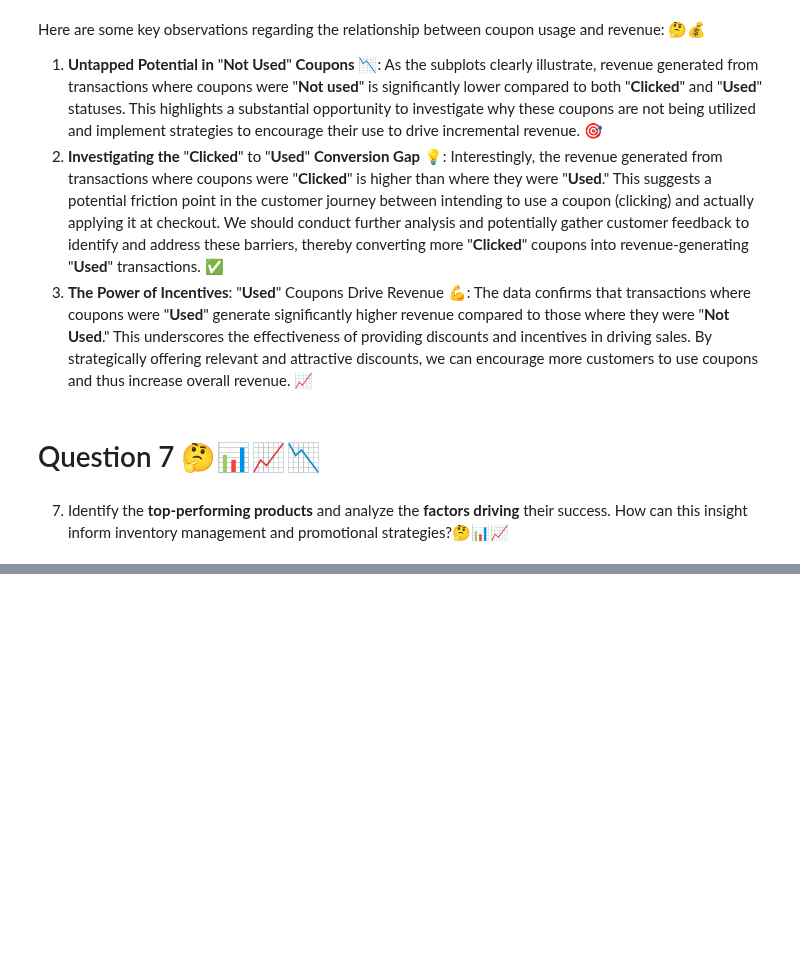
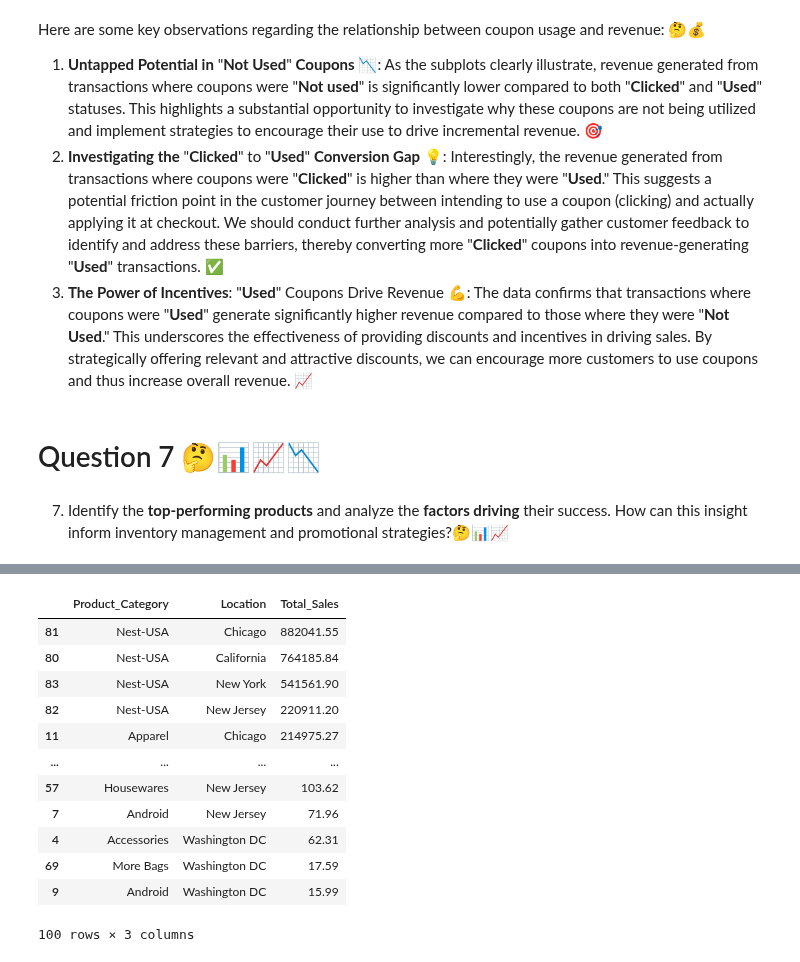
Before and after one commit to Smita569/E-commerce_Marketing_and_sales, a Jupyter notebook: E_commerce_Marketing_and_sales_Business_Case.ipynb, the cells around one changed output, grey strips where cells are left out. Drawn from its saved outputs; the diff is of its cells as text; code cells hidden in the pictures; blank space fills up the shorter version.

```diff
--- a/E_commerce_Marketing_and_sales_Business_Case.ipynb
+++ b/E_commerce_Marketing_and_sales_Business_Case.ipynb
@@ -468,0 +502,19 @@ Here are some key observations regarding the relationship between coupon usage a
+# %%
+# Get the location sales for Product category
+df_sales_per_location=df_sales_with_first_purchase.groupby(['Product_Category','Location'])['Total_Sales'].sum().reset_index()
+df_sales_per_location_group=df_sales_per_location.sort_values(by='Total_Sales',ascending=False)
+df_sales_per_location_group
+# %% [output]
+|  | Product_Category | Location | Total_Sales |
+| 81 | Nest-USA | Chicago | 882041.55 |
+| 80 | Nest-USA | California | 764185.84 |
+| 83 | Nest-USA | New York | 541561.90 |
+| 82 | Nest-USA | New Jersey | 220911.20 |
+| 11 | Apparel | Chicago | 214975.27 |
+| ... | ... | ... | ... |
+| 57 | Housewares | New Jersey | 103.62 |
+| 7 | Android | New Jersey | 71.96 |
+| 4 | Accessories | Washington DC | 62.31 |
+| 69 | More Bags | Washington DC | 17.59 |
+| 9 | Android | Washington DC | 15.99 |
+100 rows × 3 columns
```
Also changed, not shown: parts of 6 cells of this notebook.
